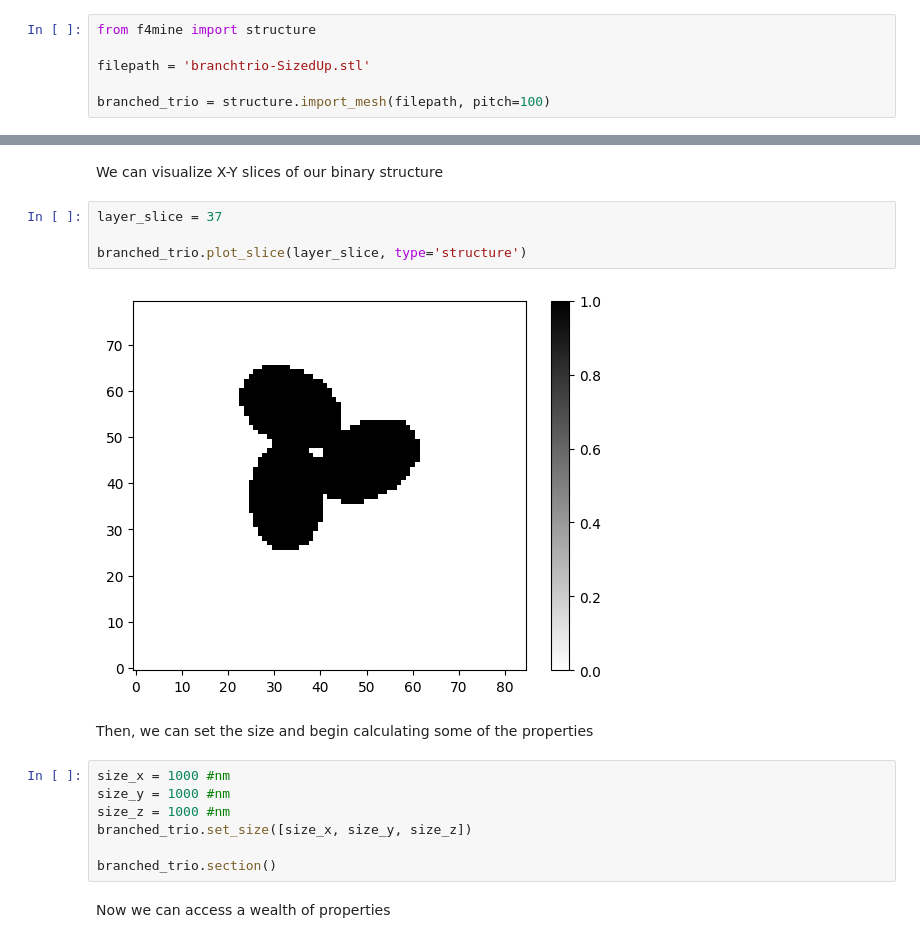
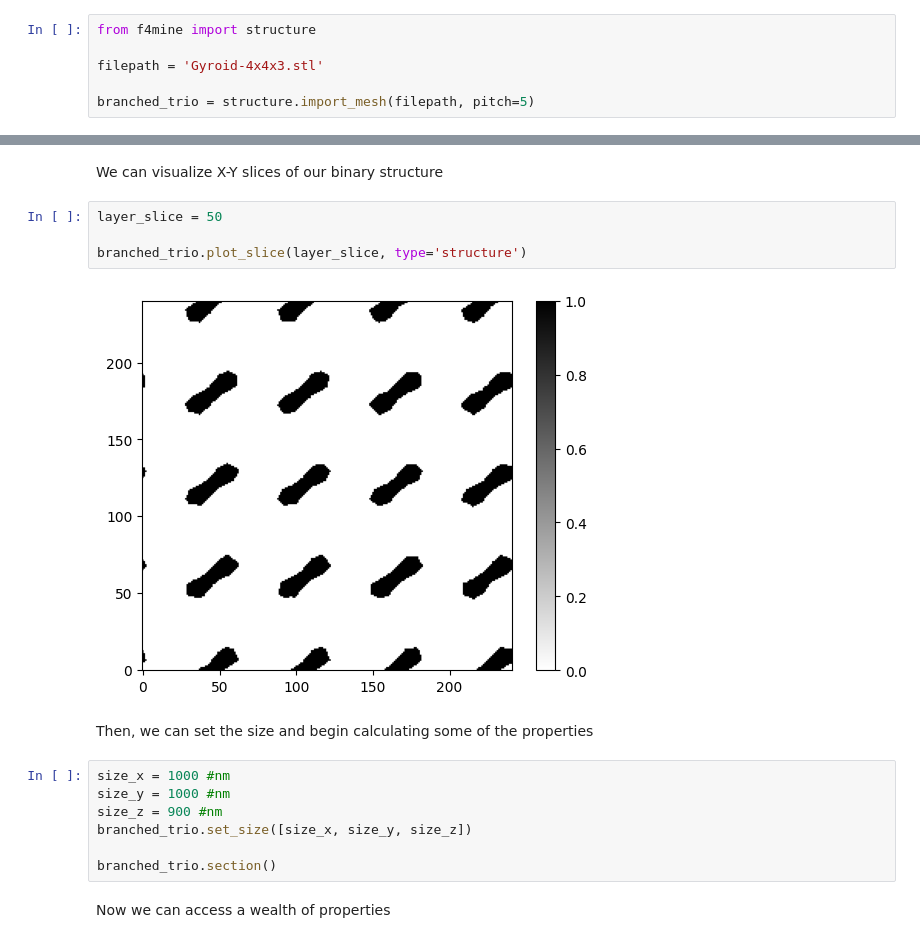
Before and after one commit to bhacha/febid-tools, a Jupyter notebook: f4mine-build.ipynb, the cells around one changed output, grey strips where cells are left out. Cells and saved outputs as stored; diff of their text form.

```diff
--- a/f4mine-build.ipynb
+++ b/f4mine-build.ipynb
@@ -14,26 +14,26 @@ Next, let's import a structure. In this example, we will actually import a stack
 # %%
 from f4mine import structure
 
-filepath = 'branchtrio-SizedUp.stl'
+filepath = 'Gyroid-4x4x3.stl'
 
-branched_trio = structure.import_mesh(filepath, pitch=100)
+branched_trio = structure.import_mesh(filepath, pitch=5)
 # %% [output]
 Slicing structure...
 Slicing Completed!
 # %% [markdown]
 We can visualize X-Y slices of our binary structure
 # %%
-layer_slice = 37
+layer_slice = 50
 
 branched_trio.plot_slice(layer_slice, type='structure')
 # %% [output]
-[figure, old version]
+[figure, new version]
 # %% [markdown]
 Then, we can set the size and begin calculating some of the properties
 # %%
 size_x = 1000 #nm
 size_y = 1000 #nm
-size_z = 1000 #nm
+size_z = 900 #nm
 branched_trio.set_size([size_x, size_y, size_z])
 
 branched_trio.section()
```
Also changed, not shown: parts of 6 cells of this notebook, 7 other files.
